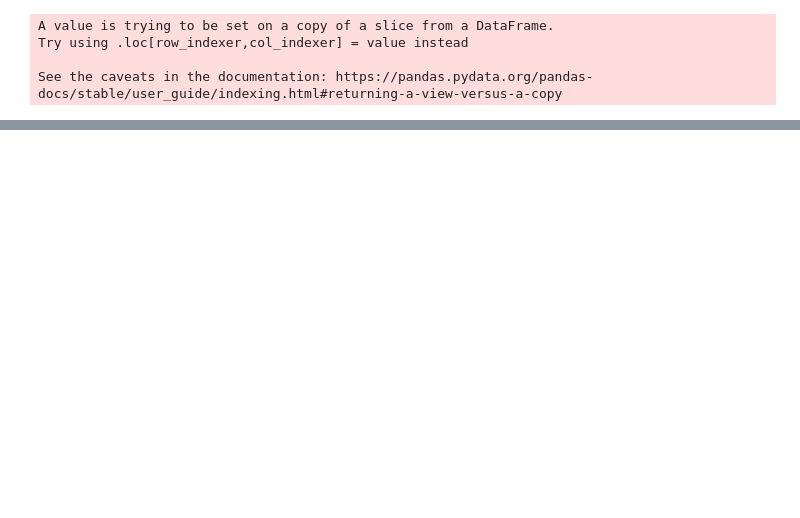
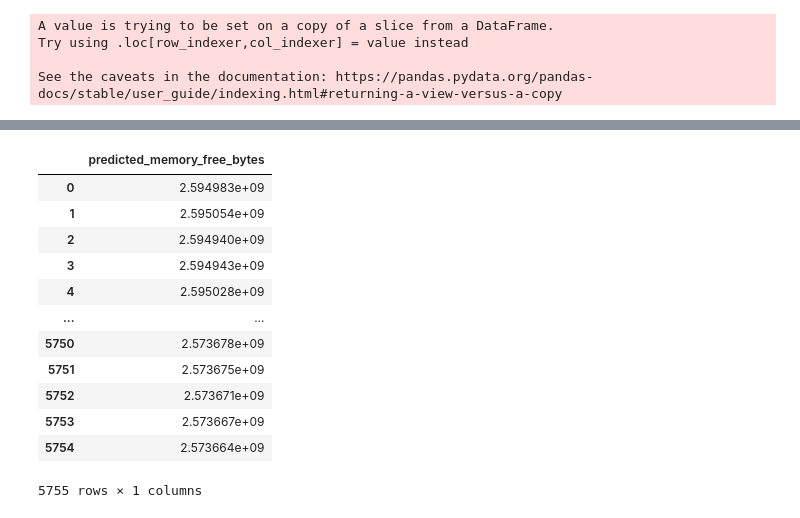
Before and after one commit to rohithmn01/prom_forecast, a Jupyter notebook: Auto_Arima.ipynb, the cells around one changed output, grey strips where cells are left out. Saved outputs shown, nothing was run; the diff lists cells and outputs as text; code cells hidden in the pictures; blank space fills up the shorter version.

```diff
--- a/Auto_Arima.ipynb
+++ b/Auto_Arima.ipynb
@@ -229,0 +268,16 @@ ImportError: ignored
+# %%
+np.exp(prediction_arima_model)
+# %% [output]
+|  | predicted_memory_free_bytes |
+| 0 | 2.594983e+09 |
+| 1 | 2.595054e+09 |
+| 2 | 2.594940e+09 |
+| 3 | 2.594943e+09 |
+| 4 | 2.595028e+09 |
+| ... | ... |
+| 5750 | 2.573678e+09 |
+| 5751 | 2.573675e+09 |
+| 5752 | 2.573671e+09 |
+| 5753 | 2.573667e+09 |
+| 5754 | 2.573664e+09 |
+5755 rows × 1 columns
```
Also changed, not shown: parts of 17 cells of this notebook.
